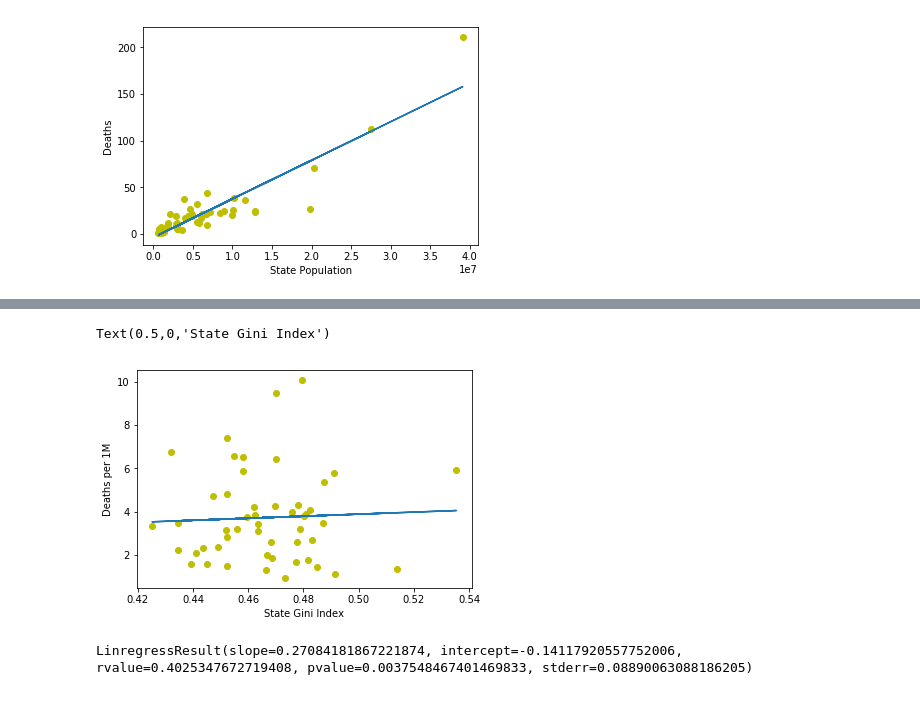
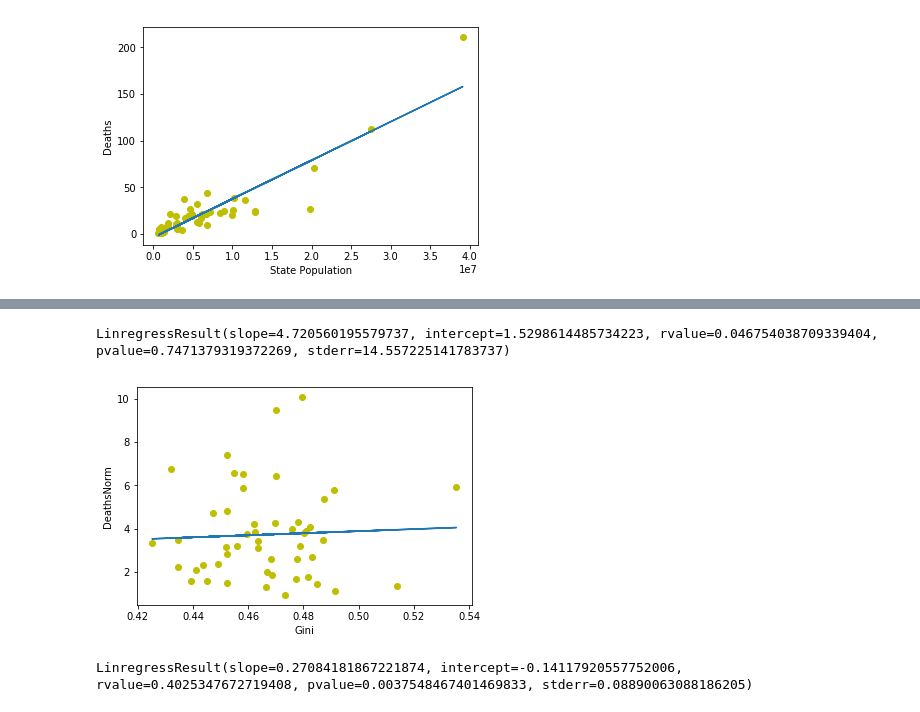
Before and after one commit to eme198project/police_data_analysis, a Jupyter notebook: LinReg.ipynb, the cells around one changed output, grey strips where cells are left out. Drawn from its saved outputs; the diff is of its cells as text; code cells hidden in the pictures.

```diff
--- a/LinReg.ipynb
+++ b/LinReg.ipynb
@@ -8,5 +8,9 @@ df15 = pd.read_csv('UpdatedState2015.csv')
 #adds column 'DeathsNorm', deaths per million in 2015
 df15['DeathsNorm'] = (df15['Deaths']*(1e6)/df15['Population'])
 df15state=df15[1:51]
+df15state.at[5,'Mcdonalds']=1492
+df15state.at[44,'Mcdonalds']=1224
+
+df15state['Mcdonalds']=(pd.to_numeric(df15state['Mcdonalds'], errors='coerce'))
 df15state
 # %% [output]
@@ -51,17 +64,19 @@ Text(0.5,0,'State Population')
 # %%
 # Regression line and results for Gini (predictor variable) to Death/1M (response variable)
 x='Gini'
 y='DeathsNorm'
 
 model = np.polyfit(df15state[x], df15state[y],1)
 modelFit = np.poly1d(model)
 plt.plot(df15state[x],df15state[y], 'yo',df15state[x], modelFit(df15state[x]))
 linres=linregress(df15state[x], df15state[y]) #x and y are arrays or lists.
-plt.ylabel('Deaths per 1M')
-plt.xlabel('State Gini Index')
+plt.ylabel(y)
+plt.xlabel(x)
+
+linres
 # %% [output]
-Text(0.5,0,'State Gini Index')
+LinregressResult(slope=4.720560195579737, intercept=1.5298614485734223, rvalue=0.046754038709339404, pvalue=0.7471379319372269, stderr=14.557225141783737)
-[figure, old version]
+[figure, new version]
 # %%
 # Regression line and results for Gini (predictor variable) to Death/1M (response variable)
 x='Poverty'
```
Also changed, not shown: parts of 8 cells of this notebook.
